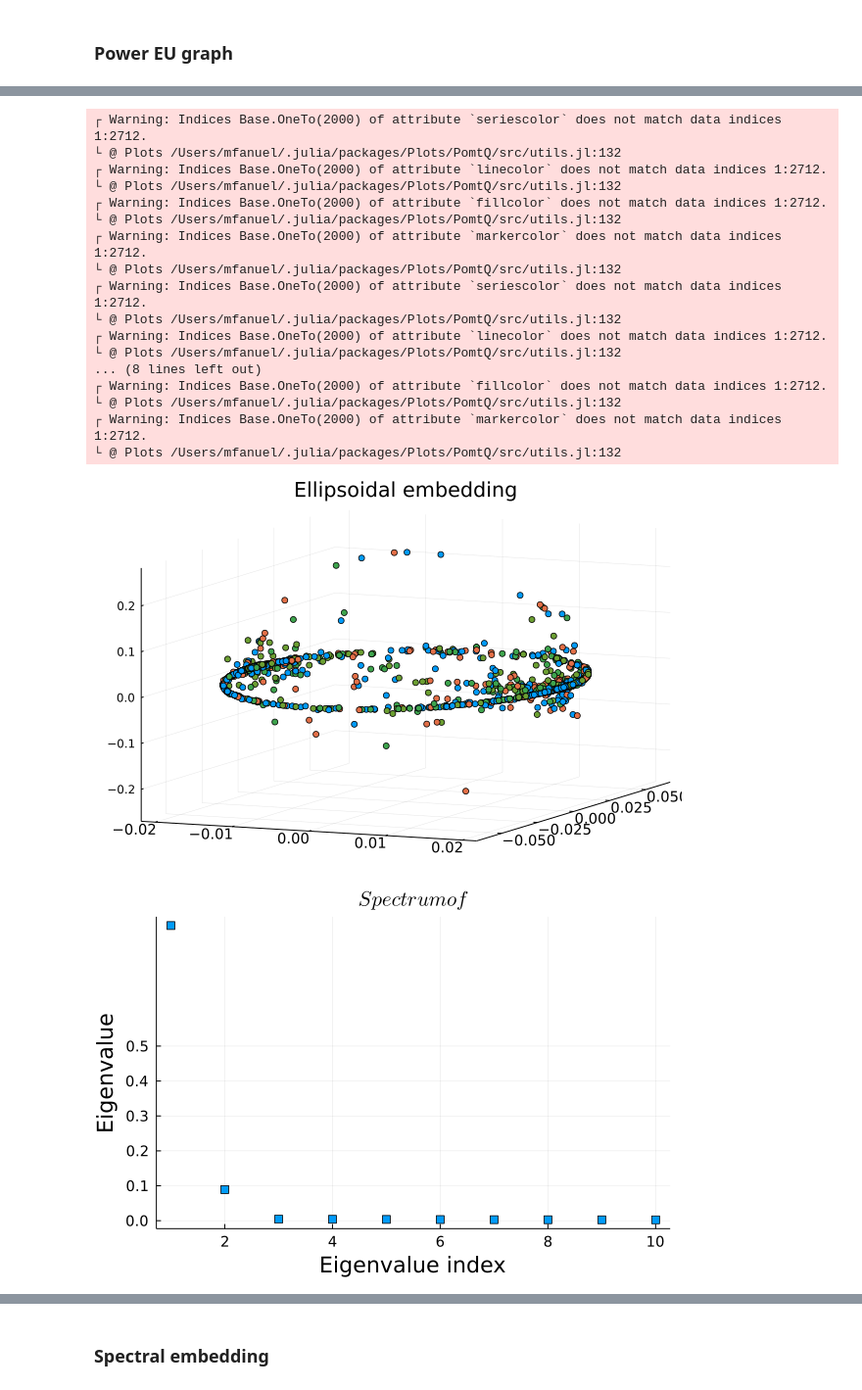
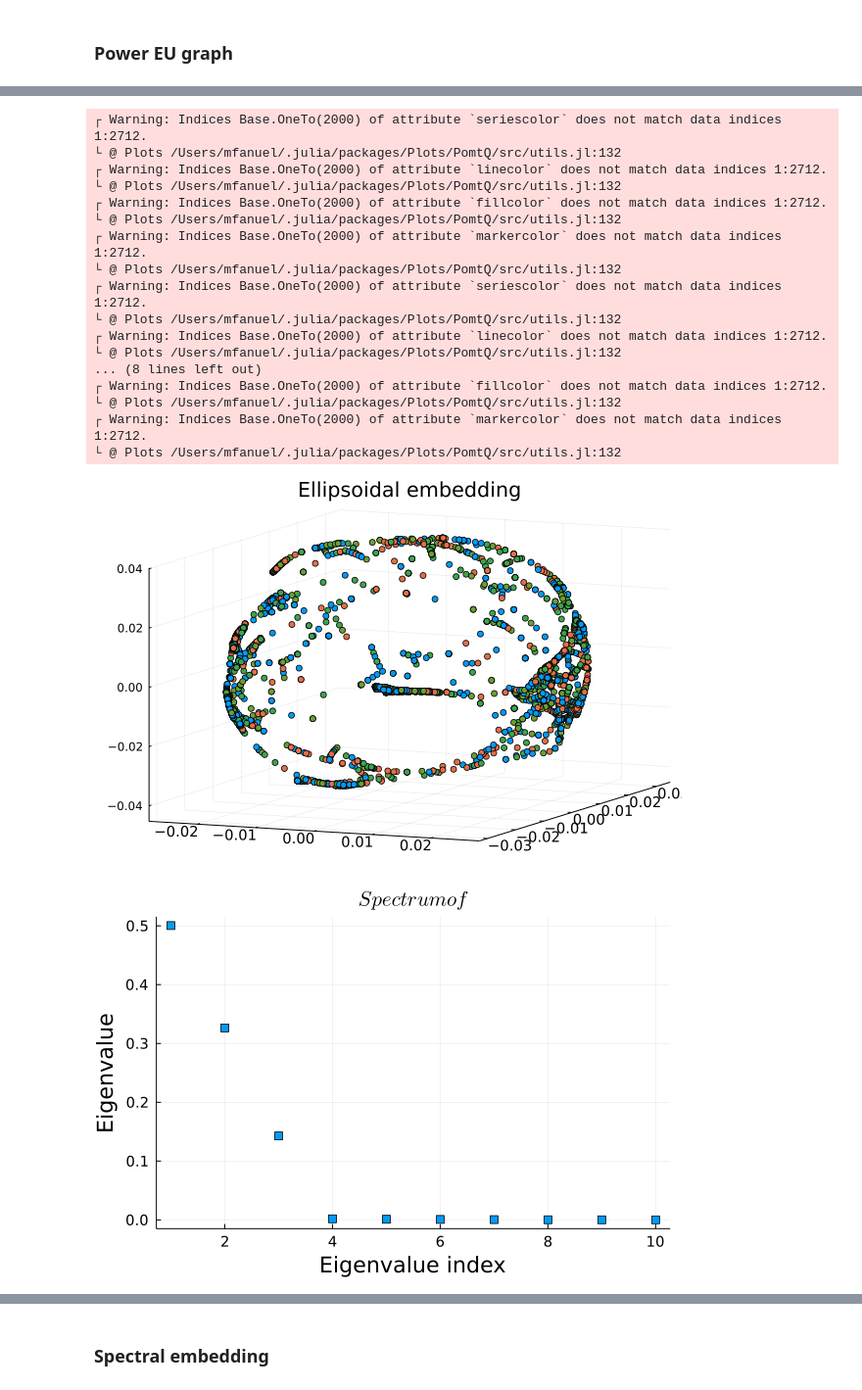
Before and after one commit to mrfanuel/EllipsoidalGraphEmbedding.jl, a Jupyter notebook: notebooks/spherical_embedding_plots.ipynb, the cells around one changed output, grey strips where cells are left out. Shown at 98% size. Drawn from its saved outputs; the diff is of its cells as text; code cells hidden in the pictures.

```diff
--- a/notebooks/spherical_embedding_plots.ipynb
+++ b/notebooks/spherical_embedding_plots.ipynb
@@ -119,23 +114,8 @@ ERROR: syntax error
 ### Power EU graph
 # %%
 # Loading data
-m = readdlm("Data/PowerEU/ElistPowerEU.txt");
-dim = size(m,1);
-
-M_int = zeros(Int64,dim,2);
-for i =1:dim
-	for j=1:2
-		M_int[i,j] = Int64(m[i,j]);
-	end
-end
-
-N = maximum([maximum(M_int[:,1]),maximum(M_int[:,2])]);
-
-A0 =spzeros(N,N);
-A0 = sparse(M_int[:,1],M_int[:,2],vec(ones(Int64,dim,1)),N,N);
-A0 = A0+A0';
-A,p = largest_component(A0);
-A0=0;p=0;m =0;
+list = readdlm("Data/PowerEU/ElistPowerEU.txt");
+A = adj_matrix_cc(list)
 
 # nb iterations projected power method
 n_it_PPM = 30000;
@@ -192,22 +172,22 @@ The first 5 squared singular values divided by N :
 ┌ Warning: Indices Base.OneTo(2000) of attribute `seriescolor` does not match data indices 1:2712.
 └ @ Plots /Users/mfanuel/.julia/packages/Plots/PomtQ/src/utils.jl:132
 ┌ Warning: Indices Base.OneTo(2000) of attribute `linecolor` does not match data indices 1:2712.
 └ @ Plots /Users/mfanuel/.julia/packages/Plots/PomtQ/src/utils.jl:132
 ┌ Warning: Indices Base.OneTo(2000) of attribute `fillcolor` does not match data indices 1:2712.
 └ @ Plots /Users/mfanuel/.julia/packages/Plots/PomtQ/src/utils.jl:132
 ┌ Warning: Indices Base.OneTo(2000) of attribute `markercolor` does not match data indices 1:2712.
 └ @ Plots /Users/mfanuel/.julia/packages/Plots/PomtQ/src/utils.jl:132
 ┌ Warning: Indices Base.OneTo(2000) of attribute `seriescolor` does not match data indices 1:2712.
 └ @ Plots /Users/mfanuel/.julia/packages/Plots/PomtQ/src/utils.jl:132
 ┌ Warning: Indices Base.OneTo(2000) of attribute `linecolor` does not match data indices 1:2712.
 └ @ Plots /Users/mfanuel/.julia/packages/Plots/PomtQ/src/utils.jl:132
 ... (8 lines left out)
 ┌ Warning: Indices Base.OneTo(2000) of attribute `fillcolor` does not match data indices 1:2712.
 └ @ Plots /Users/mfanuel/.julia/packages/Plots/PomtQ/src/utils.jl:132
 ┌ Warning: Indices Base.OneTo(2000) of attribute `markercolor` does not match data indices 1:2712.
 └ @ Plots /Users/mfanuel/.julia/packages/Plots/PomtQ/src/utils.jl:132
-[figure, old version]
+[figure, new version]
-[figure, old version]
+[figure, new version]
 ┌ Warning: Indices Base.OneTo(2000) of attribute `seriescolor` does not match data indices 1:2712.
 └ @ Plots /Users/mfanuel/.julia/packages/Plots/PomtQ/src/utils.jl:132
 ┌ Warning: Indices Base.OneTo(2000) of attribute `linecolor` does not match data indices 1:2712.
```
Also changed, not shown: parts of 2 cells of this notebook.
